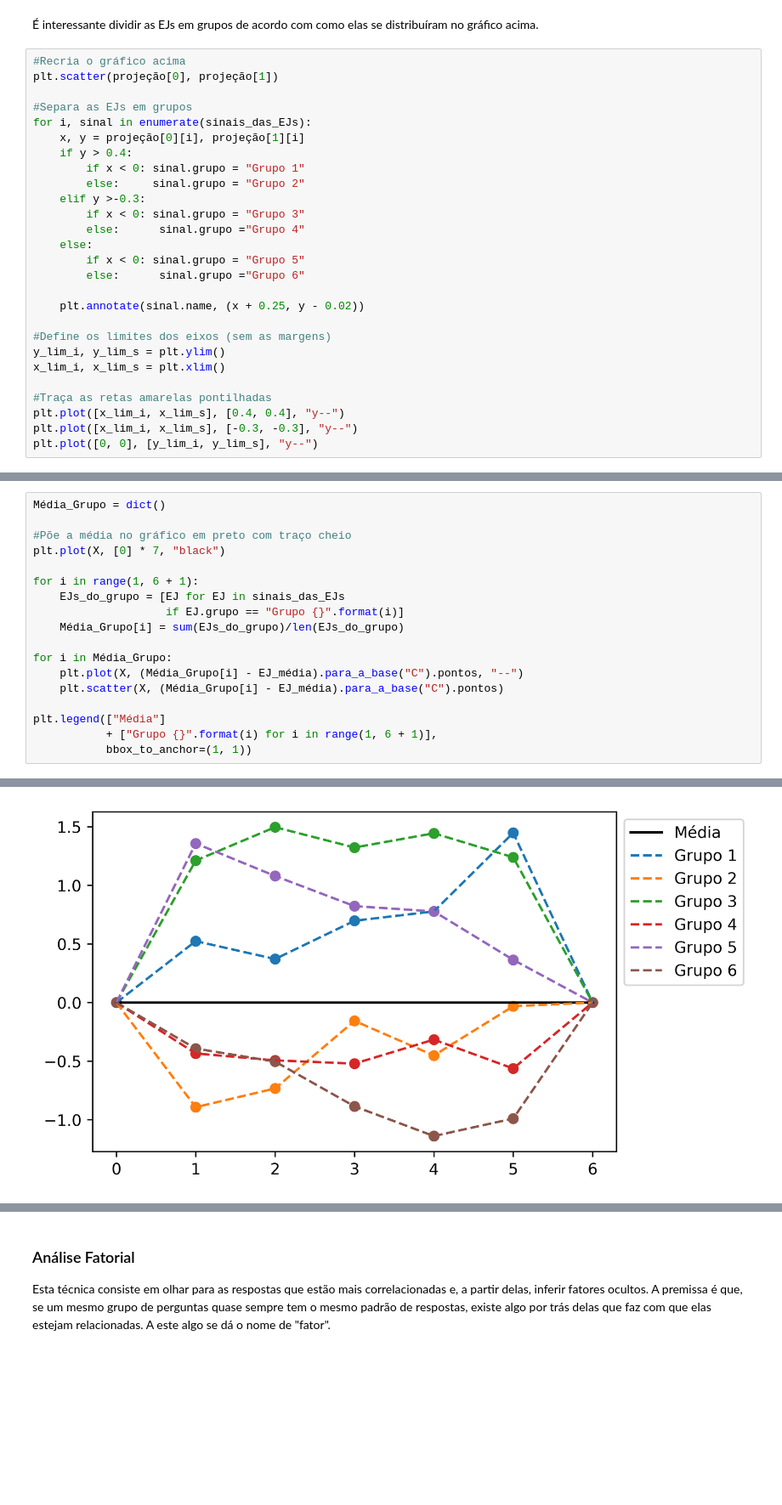
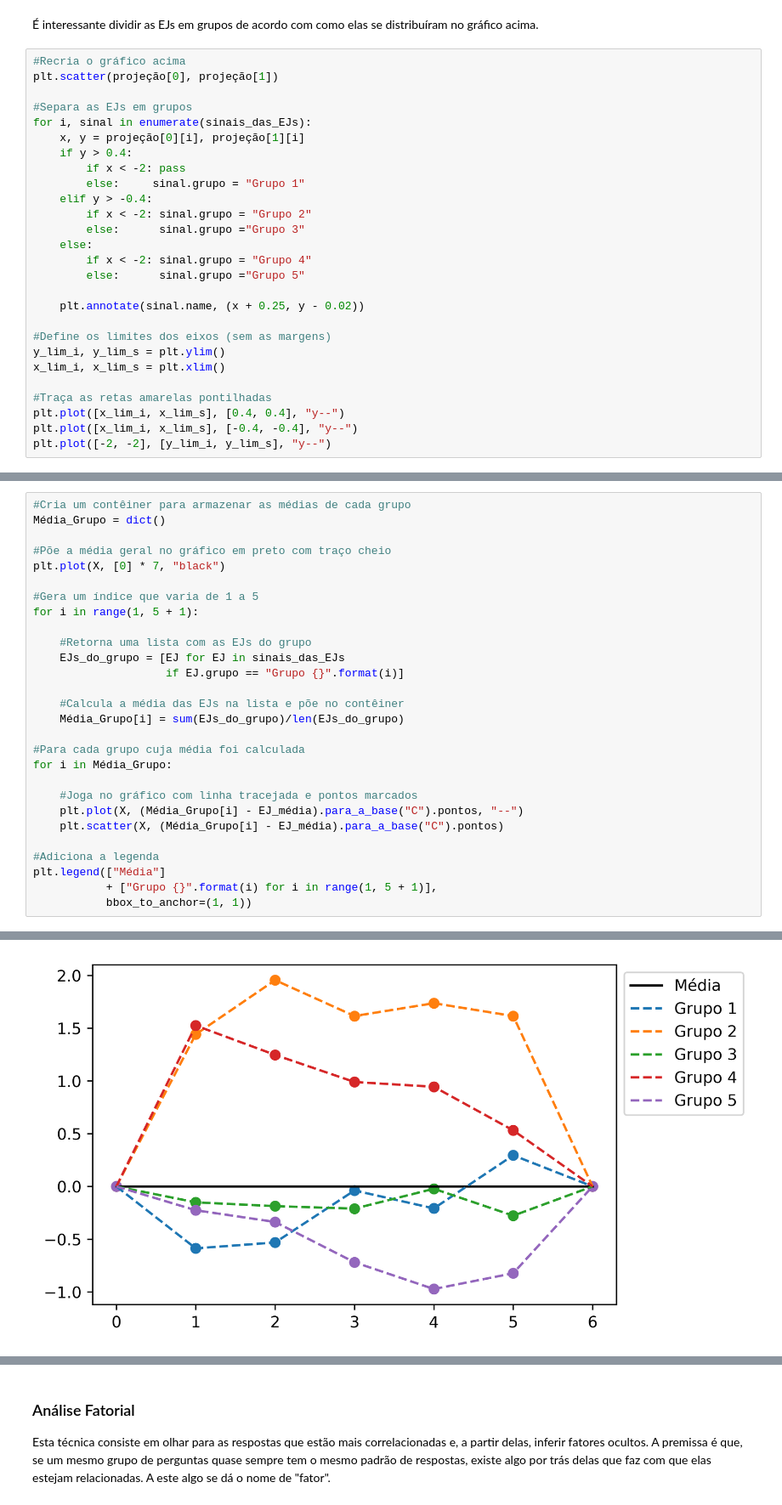
Before and after one commit to gustavomello9600/clusters, a Jupyter notebook: Dores das EJs.ipynb, the cells around one changed output, grey strips where cells are left out. Shown at 85% size. Drawn from its saved outputs; the diff is of its cells as text; blank space fills up the shorter version.

```diff
--- a/Dores das EJs.ipynb
+++ b/Dores das EJs.ipynb
@@ -534,14 +530,14 @@ plt.scatter(projeção[0], projeção[1])
 for i, sinal in enumerate(sinais_das_EJs):
     x, y = projeção[0][i], projeção[1][i]
     if y > 0.4:
-        if x < 0: sinal.grupo = "Grupo 1"
-        else:     sinal.grupo = "Grupo 2"
-    elif y >-0.3:
-        if x < 0: sinal.grupo = "Grupo 3"
-        else:      sinal.grupo ="Grupo 4"
+        if x < -2: pass
+        else:     sinal.grupo = "Grupo 1"
+    elif y > -0.4:
+        if x < -2: sinal.grupo = "Grupo 2"
+        else:      sinal.grupo ="Grupo 3"
     else:
-        if x < 0: sinal.grupo = "Grupo 5"
-        else:      sinal.grupo ="Grupo 6"
+        if x < -2: sinal.grupo = "Grupo 4"
+        else:      sinal.grupo ="Grupo 5"
 
     plt.annotate(sinal.name, (x + 0.25, y - 0.02))
 
@@ -551,7 +547,7 @@ x_lim_i, x_lim_s = plt.xlim()
 
 #Traça as retas amarelas pontilhadas
 plt.plot([x_lim_i, x_lim_s], [0.4, 0.4], "y--")
-plt.plot([x_lim_i, x_lim_s], [-0.3, -0.3], "y--")
-plt.plot([0, 0], [y_lim_i, y_lim_s], "y--")
+plt.plot([x_lim_i, x_lim_s], [-0.4, -0.4], "y--")
+plt.plot([-2, -2], [y_lim_i, y_lim_s], "y--")
 # %% [output]
 [<matplotlib.lines.Line2D at 0x...>]
@@ -616,23 +606,33 @@ EJs que se percebem como imaturas e com dores amenas. Suas dores são menos inte
 
 Abaixo se mostra o perfil das dores de cada grupo em relação à média.
 # %%
+#Cria um contêiner para armazenar as médias de cada grupo
 Média_Grupo = dict()
 
-#Põe a média no gráfico em preto com traço cheio
+#Põe a média geral no gráfico em preto com traço cheio
 plt.plot(X, [0] * 7, "black")
 
-for i in range(1, 6 + 1):
+#Gera um índice que varia de 1 a 5
+for i in range(1, 5 + 1):
+
+    #Retorna uma lista com as EJs do grupo
     EJs_do_grupo = [EJ for EJ in sinais_das_EJs
                     if EJ.grupo == "Grupo {}".format(i)]
+
+    #Calcula a média das EJs na lista e põe no contêiner
     Média_Grupo[i] = sum(EJs_do_grupo)/len(EJs_do_grupo)
 
+#Para cada grupo cuja média foi calculada
 for i in Média_Grupo:
+
+    #Joga no gráfico com linha tracejada e pontos marcados
     plt.plot(X, (Média_Grupo[i] - EJ_média).para_a_base("C").pontos, "--")
     plt.scatter(X, (Média_Grupo[i] - EJ_média).para_a_base("C").pontos)
 
+#Adiciona a legenda
 plt.legend(["Média"]
-           + ["Grupo {}".format(i) for i in range(1, 6 + 1)],
+           + ["Grupo {}".format(i) for i in range(1, 5 + 1)],
            bbox_to_anchor=(1, 1))
 # %% [output]
 <matplotlib.legend.Legend at 0x...>
-[figure, old version]
+[figure, new version]
```
Also changed, not shown: parts of 33 cells of this notebook, 47 other files.
